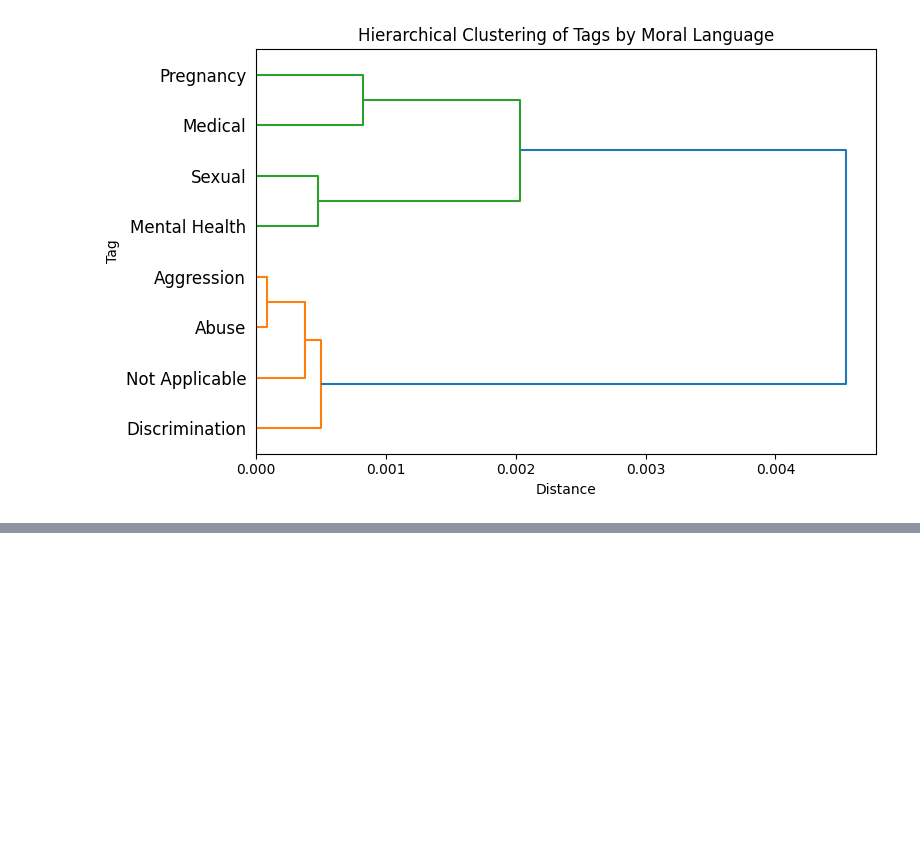
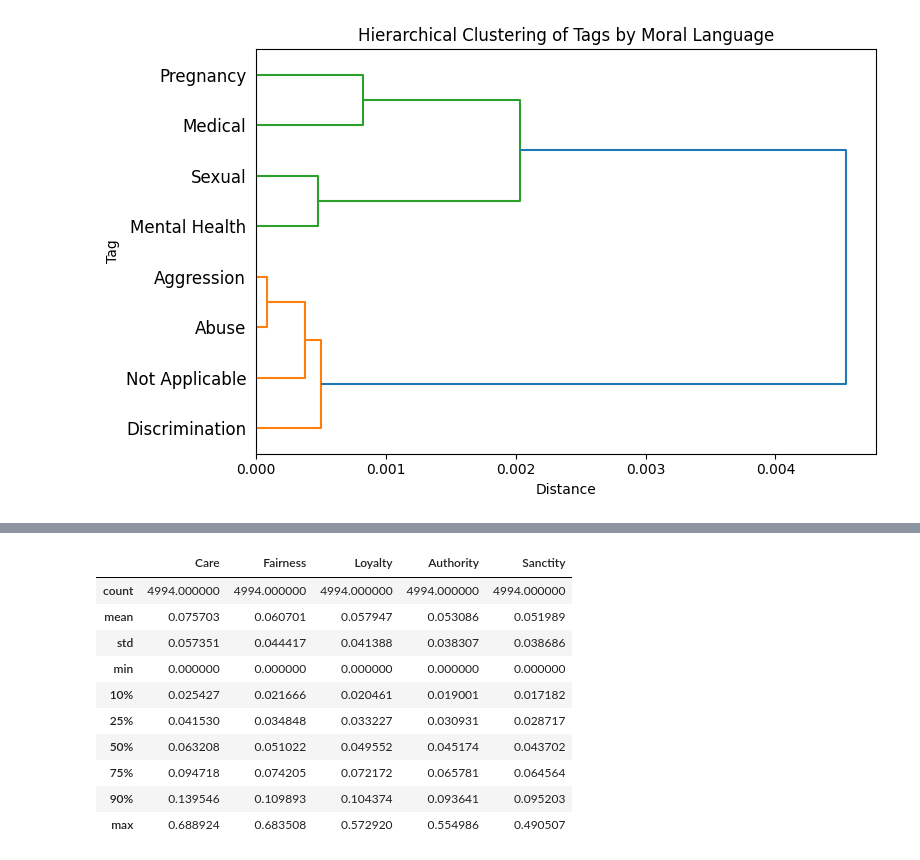
Before and after one commit to ShirleneRose/TriggerWarnings, a Jupyter notebook: jupyter-notebooks/linguistic_analysis.ipynb, the cells around one changed output, grey strips where cells are left out. Cells and saved outputs as stored; diff of their text form; code cells hidden in the pictures; blank space fills up the shorter version.

```diff
--- a/jupyter-notebooks/linguistic_analysis.ipynb
+++ b/jupyter-notebooks/linguistic_analysis.ipynb
@@ -1761,0 +1828,59 @@ plt.show()
+# %%
+from collections import Counter
+
+def score_emfd_majority_pos(text, emfd_lookup, foundations):
+    """Compute eMFD scores normalized by the majority POS among moral tokens."""
+    scores = {f: 0.0 for f in foundations}
+    text = str(text) if text is not None else ""
+    if not text.strip():
+        return pd.Series(scores)
+
+    doc = nlp(text)
+
+    # Collect moral tokens + their POS
+    moral_pos = []
+    for tok in doc:
+        lemma = tok.lemma_.lower()
+        if lemma in emfd_lookup:
+            moral_pos.append(tok.pos_)
+            for f in foundations:
+                scores[f] += emfd_lookup[lemma][f]
+
+    if not moral_pos:
+        return pd.Series(scores)
+
+    # Majority POS among moral tokens
+    majority_pos = Counter(moral_pos).most_common(1)[0][0]
+
+    # Denominator = tokens in whole doc with that POS
+    denom = sum(1 for t in doc if t.pos_ == majority_pos)
+    if denom > 0:
+        for f in foundations:
+            scores[f] /= denom
+
+    return pd.Series(scores)
+
+# Apply on stop-word-cleaned text
+df_emfd_major = df["text_for_emfd_clean"].apply(
+    score_emfd_majority_pos,
+    emfd_lookup=emfd_dict,
+    foundations=foundations
+)
+
+# Merge back
+df_final_major = pd.concat([df, df_emfd_major], axis=1)
+
+# Quick sanity check
+display(df_final_major[foundations].describe(percentiles=[.1,.25,.5,.75,.9]))
+# %% [output]
+|  | Care | Fairness | Loyalty | Authority | Sanctity |
+| count | 4994.000000 | 4994.000000 | 4994.000000 | 4994.000000 | 4994.000000 |
+| mean | 0.075703 | 0.060701 | 0.057947 | 0.053086 | 0.051989 |
+| std | 0.057351 | 0.044417 | 0.041388 | 0.038307 | 0.038686 |
+| min | 0.000000 | 0.000000 | 0.000000 | 0.000000 | 0.000000 |
+| 10% | 0.025427 | 0.021666 | 0.020461 | 0.019001 | 0.017182 |
+| 25% | 0.041530 | 0.034848 | 0.033227 | 0.030931 | 0.028717 |
+| 50% | 0.063208 | 0.051022 | 0.049552 | 0.045174 | 0.043702 |
+| 75% | 0.094718 | 0.074205 | 0.072172 | 0.065781 | 0.064564 |
+| 90% | 0.139546 | 0.109893 | 0.104374 | 0.093641 | 0.095203 |
+| max | 0.688924 | 0.683508 | 0.572920 | 0.554986 | 0.490507 |
```
Also changed, not shown: parts of 6 cells of this notebook, 2 other files.
